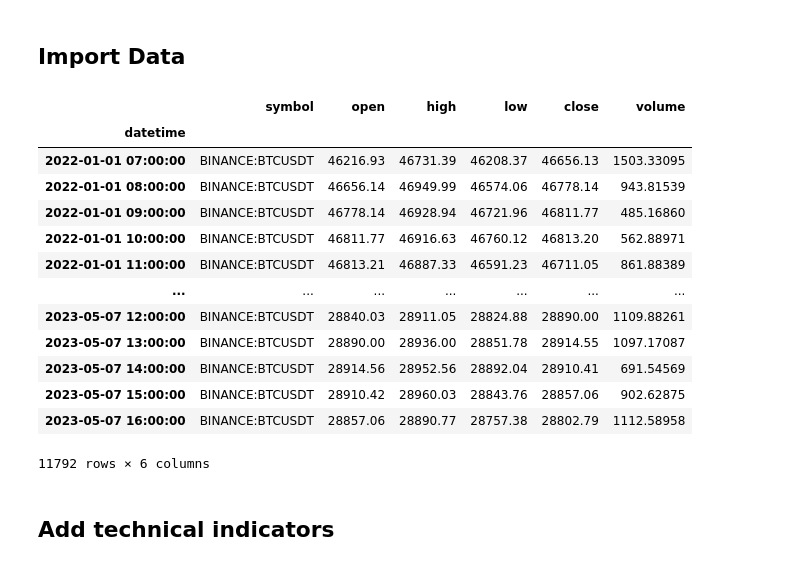
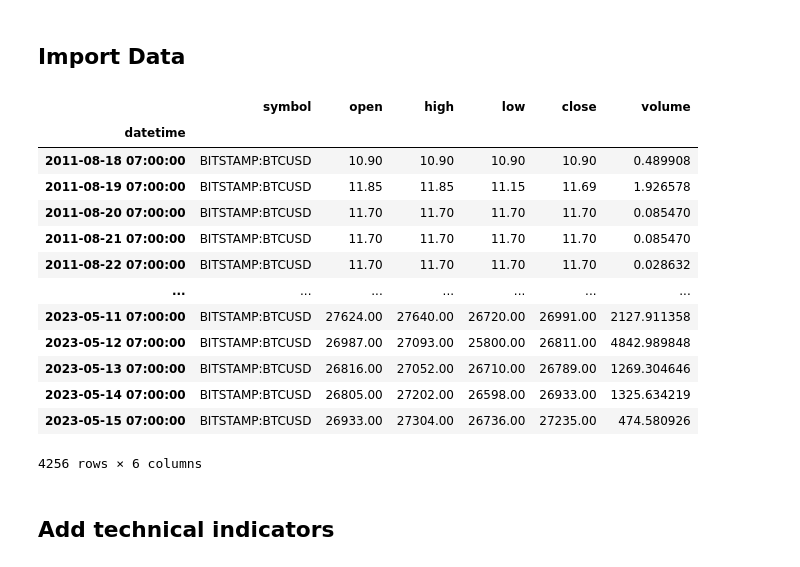
Before and after one commit to propuchon/quant-research, a Jupyter notebook: notebooks/RF02.ipynb, the cells around one changed output. Drawn from its saved outputs; the diff is of its cells as text; code cells hidden in the pictures.

```diff
--- a/nb/ML-101.ipynb
+++ b/notebooks/RF02.ipynb
@@ -23,25 +26,25 @@ WARNING:tvDatafeed.main:you are using nologin method, data you access may be lim
 # %% [markdown]
 ## Import Data
 # %%
-interval = Interval.in_1_hour
+interval = Interval.in_daily
 
-raw_df = tv.get_hist(symbol='BTCUSDT', exchange='BINANCE', interval=interval , n_bars=100000)
+raw_df = tv.get_hist(symbol='BTCUSD', exchange='BITSTAMP', interval=interval , n_bars=100000)
 raw_df
 # %% [output]
 |  | symbol | open | high | low | close | volume |
 | datetime |  |  |  |  |  |  |
-| 2022-01-01 07:00:00 | BINANCE:BTCUSDT | 46216.93 | 46731.39 | 46208.37 | 46656.13 | 1503.33095 |
-| 2022-01-01 08:00:00 | BINANCE:BTCUSDT | 46656.14 | 46949.99 | 46574.06 | 46778.14 | 943.81539 |
-| 2022-01-01 09:00:00 | BINANCE:BTCUSDT | 46778.14 | 46928.94 | 46721.96 | 46811.77 | 485.16860 |
-| 2022-01-01 10:00:00 | BINANCE:BTCUSDT | 46811.77 | 46916.63 | 46760.12 | 46813.20 | 562.88971 |
-| 2022-01-01 11:00:00 | BINANCE:BTCUSDT | 46813.21 | 46887.33 | 46591.23 | 46711.05 | 861.88389 |
+| 2011-08-18 07:00:00 | BITSTAMP:BTCUSD | 10.90 | 10.90 | 10.90 | 10.90 | 0.489908 |
+| 2011-08-19 07:00:00 | BITSTAMP:BTCUSD | 11.85 | 11.85 | 11.15 | 11.69 | 1.926578 |
+| 2011-08-20 07:00:00 | BITSTAMP:BTCUSD | 11.70 | 11.70 | 11.70 | 11.70 | 0.085470 |
+| 2011-08-21 07:00:00 | BITSTAMP:BTCUSD | 11.70 | 11.70 | 11.70 | 11.70 | 0.085470 |
+| 2011-08-22 07:00:00 | BITSTAMP:BTCUSD | 11.70 | 11.70 | 11.70 | 11.70 | 0.028632 |
 | ... | ... | ... | ... | ... | ... | ... |
-| 2023-05-07 12:00:00 | BINANCE:BTCUSDT | 28840.03 | 28911.05 | 28824.88 | 28890.00 | 1109.88261 |
-| 2023-05-07 13:00:00 | BINANCE:BTCUSDT | 28890.00 | 28936.00 | 28851.78 | 28914.55 | 1097.17087 |
-| 2023-05-07 14:00:00 | BINANCE:BTCUSDT | 28914.56 | 28952.56 | 28892.04 | 28910.41 | 691.54569 |
-| 2023-05-07 15:00:00 | BINANCE:BTCUSDT | 28910.42 | 28960.03 | 28843.76 | 28857.06 | 902.62875 |
-| 2023-05-07 16:00:00 | BINANCE:BTCUSDT | 28857.06 | 28890.77 | 28757.38 | 28802.79 | 1112.58958 |
+| 2023-05-11 07:00:00 | BITSTAMP:BTCUSD | 27624.00 | 27640.00 | 26720.00 | 26991.00 | 2127.911358 |
+| 2023-05-12 07:00:00 | BITSTAMP:BTCUSD | 26987.00 | 27093.00 | 25800.00 | 26811.00 | 4842.989848 |
+| 2023-05-13 07:00:00 | BITSTAMP:BTCUSD | 26816.00 | 27052.00 | 26710.00 | 26789.00 | 1269.304646 |
+| 2023-05-14 07:00:00 | BITSTAMP:BTCUSD | 26805.00 | 27202.00 | 26598.00 | 26933.00 | 1325.634219 |
+| 2023-05-15 07:00:00 | BITSTAMP:BTCUSD | 26933.00 | 27304.00 | 26736.00 | 27235.00 | 474.580926 |
-11792 rows × 6 columns
+4256 rows × 6 columns
 # %% [markdown]
 ## Add technical indicators
 # %%
```
Also changed, not shown: parts of 12 cells of this notebook, 39 other files.
